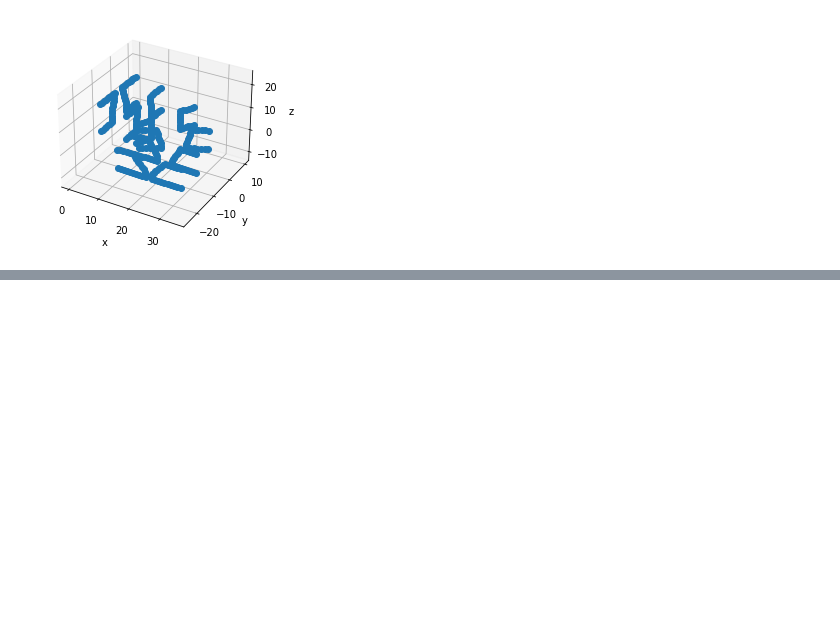
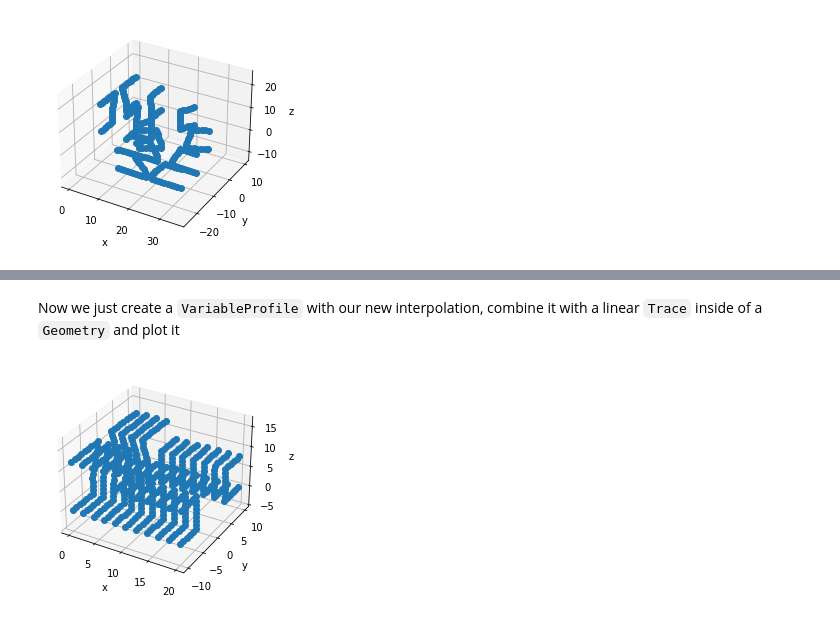
Before and after one commit to BAMWelDX/weldx, a Jupyter notebook: tutorials/geometry_02_geometry.ipynb, the cells around one changed output, grey strips where cells are left out. Drawn from its saved outputs; the diff is of its cells as text; code cells hidden in the pictures; blank space fills up the shorter version.

```diff
--- a/tutorials/geometry_02_geometry.ipynb
+++ b/tutorials/geometry_02_geometry.ipynb
@@ -192,0 +210,16 @@ To circumvent this issue, we provide the possibility to use custom interpolation
+# %%
+def my_interp(p0, p1, weight):
+    if weight < 0.4:
+        return p0
+    return p1
+# %% [markdown]
+Now we just create a `VariableProfile` with our new interpolation, combine it with a linear `Trace` inside of a
+`Geometry` and plot it
+# %%
+v_profile_custom_interp = VariableProfile([profile_3, profile_2], [0, 1], my_interp)
+trace_custom_interp = Trace(LinearHorizontalTraceSegment(20))
+geometry_custom_interp = Geometry(v_profile_custom_interp, trace_custom_interp)
+
+geometry_custom_interp.plot(profile_raster_width=1, trace_raster_width=2)
+# %% [output]
+[figure, added]
```
Also changed, not shown: parts of 1 cell of this notebook, 1 other file.
